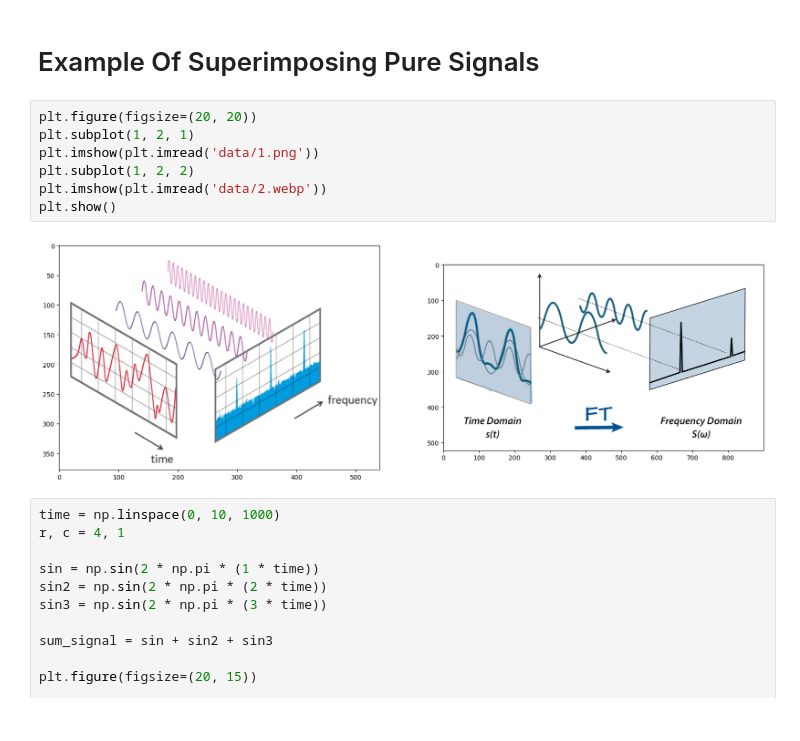
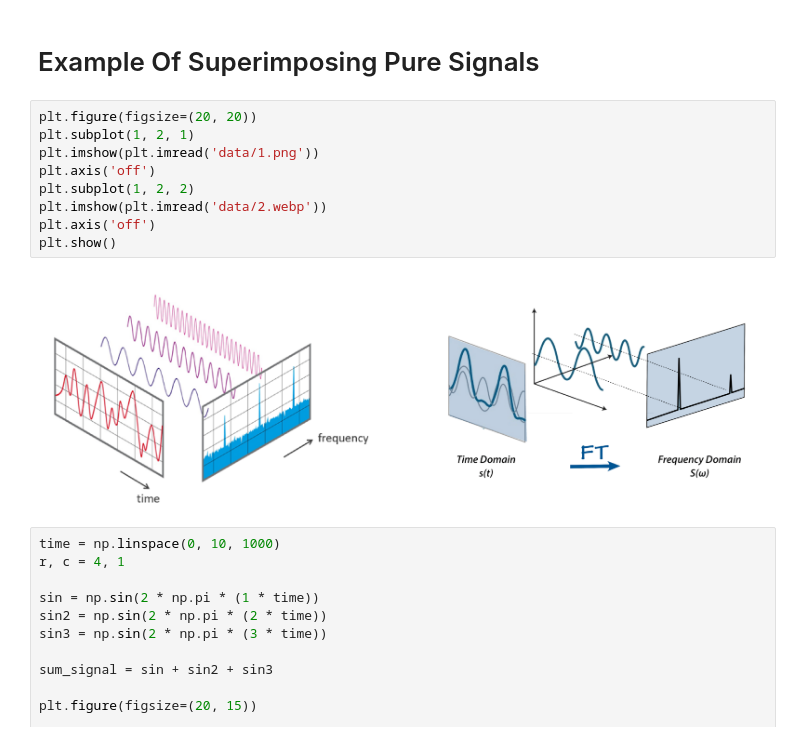
Before and after one commit to Amirreza-Zeraati/AudioSignalProcessingForML, a Jupyter notebook: AudioSignalProcessing.ipynb, the cells around one changed output. Saved outputs shown, nothing was run; the diff lists cells and outputs as text.

```diff
--- a/AudioSignalProcessing.ipynb
+++ b/AudioSignalProcessing.ipynb
@@ -69,12 +79,14 @@ plt.show()
 # %%
 plt.figure(figsize=(20, 20))
 plt.subplot(1, 2, 1)
 plt.imshow(plt.imread('data/1.png'))
+plt.axis('off')
 plt.subplot(1, 2, 2)
 plt.imshow(plt.imread('data/2.webp'))
+plt.axis('off')
 plt.show()
 # %% [output]
-[figure, old version]
+[figure, new version]
 # %%
 time = np.linspace(0, 10, 1000)
 r, c = 4, 1
```
Also changed, not shown: parts of 4 cells of this notebook.
